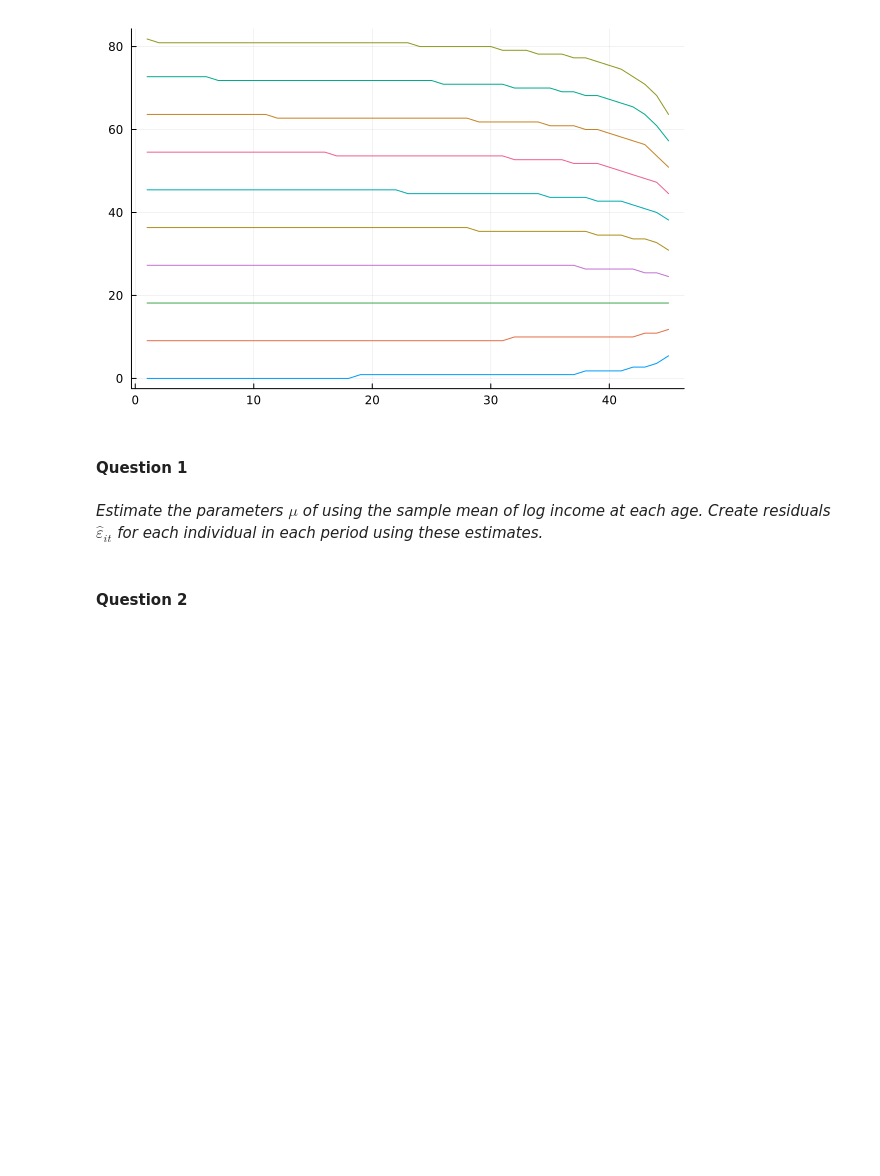
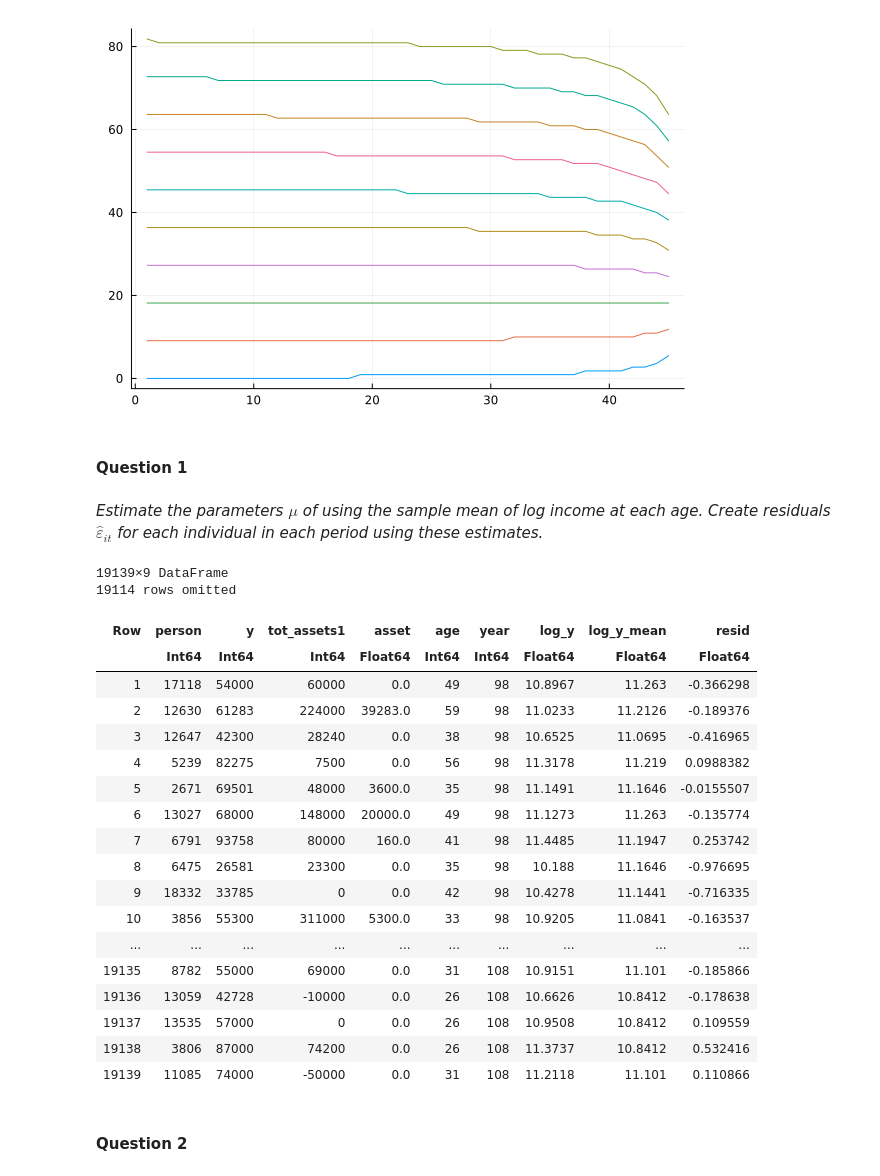
Before and after one commit to sgcbayli024/metrics, a Jupyter notebook: hw4/hw4.ipynb, the cells around one changed output. Drawn from its saved outputs; the diff is of its cells as text; code cells hidden in the pictures; blank space fills up the shorter version.

```diff
--- a/hw4/hw4.ipynb
+++ b/hw4/hw4.ipynb
@@ -241,6 +241,47 @@ plot(1:pars.T,agrid[A[3,1:10:Ka,:]'],legend=false) # plot the asset policy funct
 #### **Question 1**
 # %% [markdown]
 *Estimate the parameters $\mu$ of using the sample mean of log income at each age. Create residuals $\hat{\varepsilon}_{it}$ for each individual in each period using these estimates.*
+# %%
+df = @chain data begin
+    groupby(:age) # group by age
+    transform(:y => (y -> log.(y)) => :log_y) # take the log of y
+    groupby(:age)
+    combine(:log_y => mean => :log_y_mean) # calculate the mean of y for each group
+    #groupby(:age)
+    #transform([:log_y, :log_y_mean] => ByRow(-) => :resid) # calculate the residuals
+end
+
+μ_estimates = df.log_y_mean
+
+df2 = @chain data begin
+    groupby(:age)
+    transform(:y => (y -> log.(y)) => :log_y)
+    groupby(:age)
+    transform(:log_y => mean => :log_y_mean)
+    groupby(:age)
+    transform([:log_y, :log_y_mean] => ByRow(-) => :resid)
+end
+# %% [output]
+19139×9 DataFrame
+19114 rows omitted
+| Row | person | y | tot_assets1 | asset | age | year | log_y | log_y_mean | resid |
+|  | Int64 | Int64 | Int64 | Float64 | Int64 | Int64 | Float64 | Float64 | Float64 |
+| 1 | 17118 | 54000 | 60000 | 0.0 | 49 | 98 | 10.8967 | 11.263 | -0.366298 |
+| 2 | 12630 | 61283 | 224000 | 39283.0 | 59 | 98 | 11.0233 | 11.2126 | -0.189376 |
+| 3 | 12647 | 42300 | 28240 | 0.0 | 38 | 98 | 10.6525 | 11.0695 | -0.416965 |
+| 4 | 5239 | 82275 | 7500 | 0.0 | 56 | 98 | 11.3178 | 11.219 | 0.0988382 |
+| 5 | 2671 | 69501 | 48000 | 3600.0 | 35 | 98 | 11.1491 | 11.1646 | -0.0155507 |
+| 6 | 13027 | 68000 | 148000 | 20000.0 | 49 | 98 | 11.1273 | 11.263 | -0.135774 |
+| 7 | 6791 | 93758 | 80000 | 160.0 | 41 | 98 | 11.4485 | 11.1947 | 0.253742 |
+| 8 | 6475 | 26581 | 23300 | 0.0 | 35 | 98 | 10.188 | 11.1646 | -0.976695 |
+| 9 | 18332 | 33785 | 0 | 0.0 | 42 | 98 | 10.4278 | 11.1441 | -0.716335 |
+| 10 | 3856 | 55300 | 311000 | 5300.0 | 33 | 98 | 10.9205 | 11.0841 | -0.163537 |
+| ... | ... | ... | ... | ... | ... | ... | ... | ... | ... |
+| 19135 | 8782 | 55000 | 69000 | 0.0 | 31 | 108 | 10.9151 | 11.101 | -0.185866 |
+| 19136 | 13059 | 42728 | -10000 | 0.0 | 26 | 108 | 10.6626 | 10.8412 | -0.178638 |
+| 19137 | 13535 | 57000 | 0 | 0.0 | 26 | 108 | 10.9508 | 10.8412 | 0.109559 |
+| 19138 | 3806 | 87000 | 74200 | 0.0 | 26 | 108 | 11.3737 | 10.8412 | 0.532416 |
+| 19139 | 11085 | 74000 | -50000 | 0.0 | 31 | 108 | 11.2118 | 11.101 | 0.110866 |
 # %% [markdown]
 #### **Question 2**
 # %% [markdown]
```
Also changed, not shown: parts of 6 cells of this notebook.
